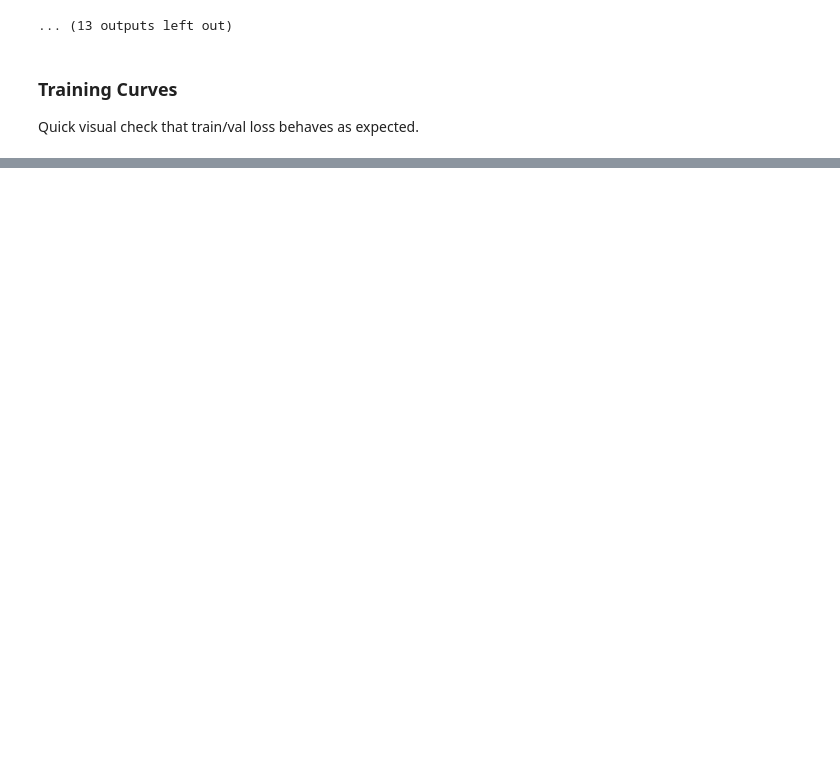
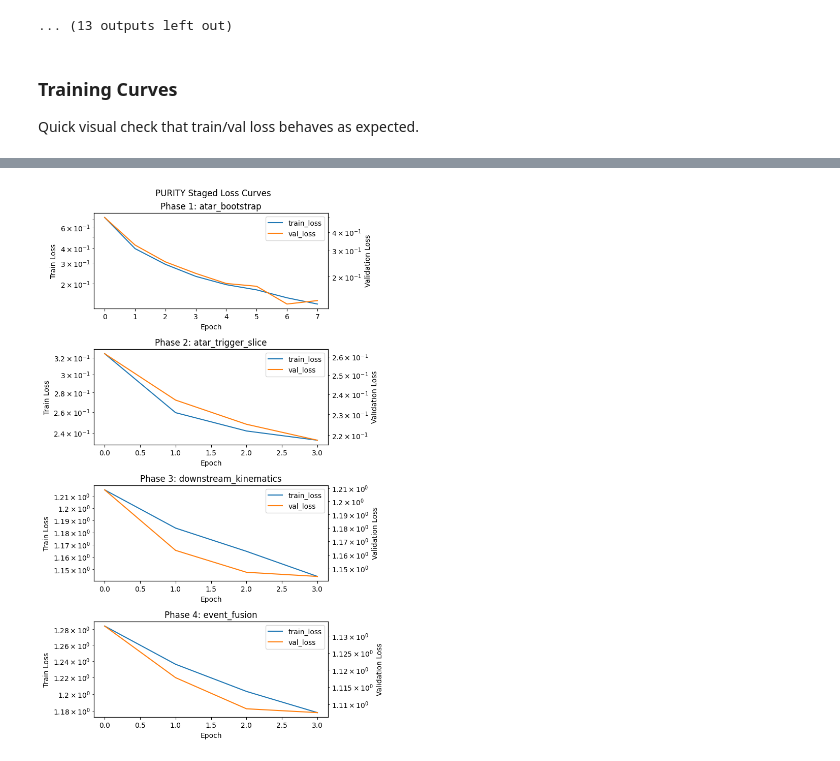
Before and after one commit to jaca230/pioneerML_PURITY_plugin, a Jupyter notebook: src/pioneerml_purity_plugin/purity/notebooks/training.ipynb, the cells around one changed output, grey strips where cells are left out. Cells and saved outputs as stored; diff of their text form; code cells hidden in the pictures; blank space fills up the shorter version.

```diff
--- a/src/pioneerml_purity_plugin/purity/notebooks/training.ipynb
+++ b/src/pioneerml_purity_plugin/purity/notebooks/training.ipynb
@@ -361,0 +386,86 @@ pdg accuracy points: {'train_batches': 260, 'val_batches': 48}
+# %%
+from pioneerml.evaluation.plots import plot_loss_curves
+from pioneerml_purity_plugin.purity.evaluation.plots import (
+    plot_purity_endpoint_mse_by_particle_curves,
+    plot_purity_endpoint_mse_curves,
+    plot_purity_pdg_accuracy_curves,
+    plot_purity_staged_loss_curves,
+    plot_purity_task_aux_curves,
+    plot_purity_task_loss_curves,
+)
+
+hpo_output = load_step_output(run, 'tune_model')
+train_output = load_step_output(run, 'train_model')
+if bool((cfg.get('evaluate') or {}).get('enabled', True)):
+    eval_output = load_step_output(run, 'evaluate_model')
+else:
+    eval_output = {'metrics': {'skipped': 'evaluation disabled by config'}}
+export_output = load_step_output(run, 'export_model')
+
+metrics = dict((eval_output or {}).get('metrics') or {})
+print('hpo:', (hpo_output or {}).get('hpo_params'))
+print('metrics keys:', sorted(metrics.keys()))
+if metrics and 'skipped' not in metrics:
+    parity_keys = [
+        'loss_total', 'loss_atar_slice_multi', 'loss_node_pdg', 'loss_atar_edge',
+        'loss_slice_pdg', 'loss_endpoints', 'loss_lyso_condensation', 'loss_event_builder',
+    ]
+    print('selected metrics:', {k: metrics.get(k) for k in parity_keys if k in metrics})
+else:
+    print('metrics: skipped (disabled for notebook smoke data)')
+print('export:', export_output)
+
+trained_module = (train_output or {}).get('module') if isinstance(train_output, dict) else None
+if trained_module is None:
+    raise RuntimeError('train_output is missing module; cannot plot loss curves.')
+
+phase_histories = list(getattr(trained_module, 'staged_phase_loss_histories', []) or [])
+print(f'num staged phases captured: {len(phase_histories)}')
+
+# 1) Total staged loss (epoch curves)
+if phase_histories:
+    plot_purity_staged_loss_curves(module=trained_module, show=True)
+else:
+    print('No staged phase histories found; falling back to aggregate loss plot.')
+    plot_loss_curves(
+        getattr(trained_module, 'train_epoch_loss_history', []),
+        getattr(trained_module, 'val_epoch_loss_history', []),
+        title='PURITY: Loss Curves',
+        show=True,
+    )
+
+# 2) Node-PDG accuracy (per-batch, phase regions)
+train_pdg_hist = list(getattr(trained_module, 'train_pdg_batch_accuracy_history', []) or [])
+val_pdg_hist = list(getattr(trained_module, 'val_pdg_batch_accuracy_history', []) or [])
+print('pdg accuracy points:', {'train_batches': len(train_pdg_hist), 'val_batches': len(val_pdg_hist)})
+if train_pdg_hist:
+    plot_purity_pdg_accuracy_curves(module=trained_module, split='train', show=True)
+if val_pdg_hist:
+    plot_purity_pdg_accuracy_curves(module=trained_module, split='val', show=True)
+
+# 3) Endpoint MSE curves (per-batch, phase regions)
+train_endpoint_hist = list(getattr(trained_module, 'train_endpoint_mse_batch_history', []) or [])
+val_endpoint_hist = list(getattr(trained_module, 'val_endpoint_mse_batch_history', []) or [])
+print('endpoint mse points:', {'train_batches': len(train_endpoint_hist), 'val_batches': len(val_endpoint_hist)})
+if train_endpoint_hist:
+    plot_purity_endpoint_mse_curves(module=trained_module, split='train', show=True)
+    plot_purity_endpoint_mse_by_particle_curves(module=trained_module, split='train', show=True)
+if val_endpoint_hist:
+    plot_purity_endpoint_mse_curves(module=trained_module, split='val', show=True)
+    plot_purity_endpoint_mse_by_particle_curves(module=trained_module, split='val', show=True)
+
+# 4) Task-level weighted losses (optimized objectives)
+train_task_hist = list(getattr(trained_module, 'train_task_diagnostics_batch_history', []) or [])
+val_task_hist = list(getattr(trained_module, 'val_task_diagnostics_batch_history', []) or [])
+print('task diagnostics points:', {'train_batches': len(train_task_hist), 'val_batches': len(val_task_hist)})
+if train_task_hist:
+    plot_purity_task_loss_curves(module=trained_module, split='train', show=True)
+if val_task_hist:
+    plot_purity_task_loss_curves(module=trained_module, split='val', show=True)
+
+# 5) Auxiliary/internal terms (endpoint + lyso internals; not weighted task objectives)
+if train_task_hist:
+    plot_purity_task_aux_curves(module=trained_module, split='train', show=True)
+if val_task_hist:
+    plot_purity_task_aux_curves(module=trained_module, split='val', show=True)
+# %% [output]
@@ -361,0 +477 @@ pdg accuracy points: {'train_batches': 260, 'val_batches': 48}
+[figure, added]
```
Also changed, not shown: parts of 7 cells of this notebook, 35 other files.
